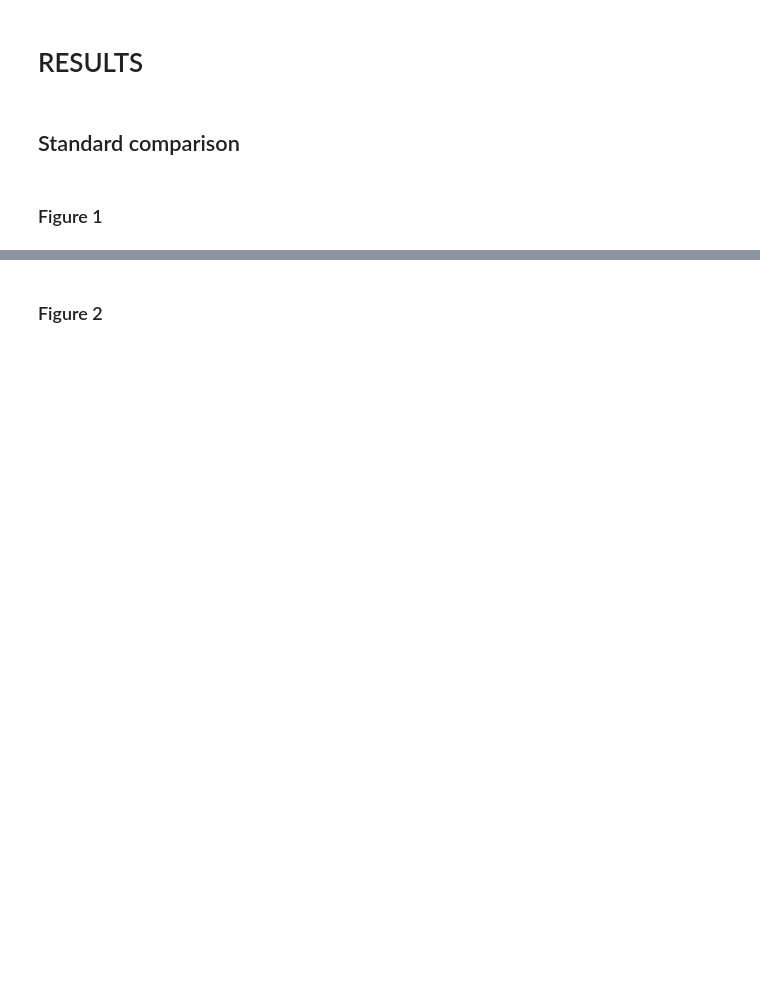
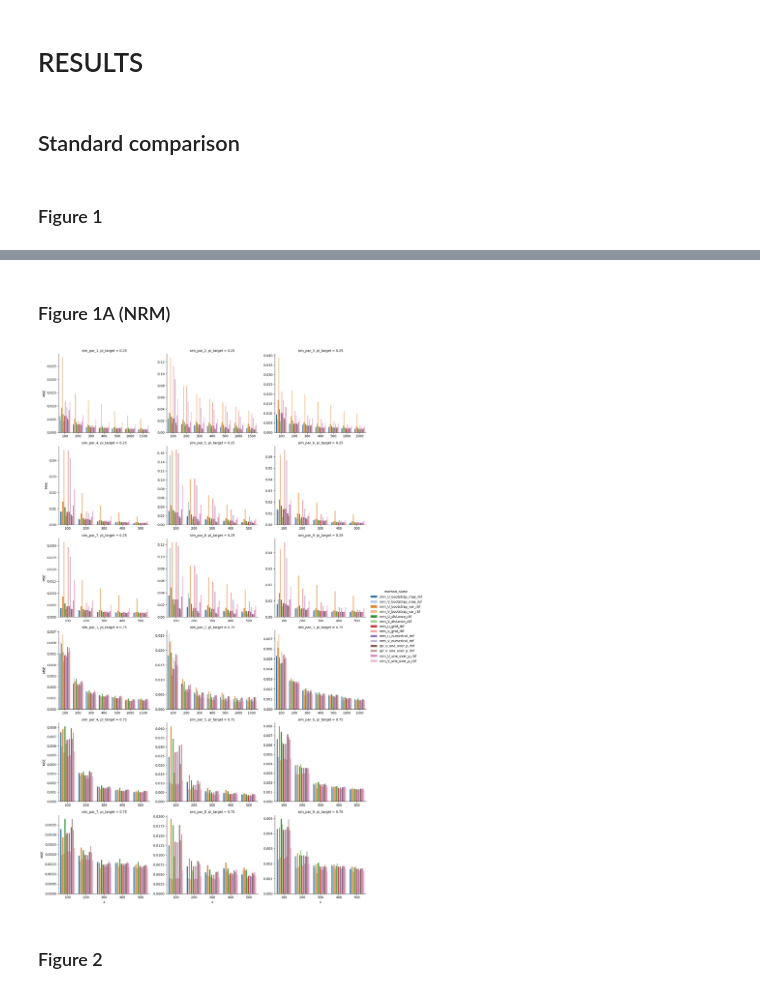
Before and after one commit to lazeckam/RHKS_label_shift, a Jupyter notebook: stage_1/01_RKHS_estimators_comparison.ipynb, the cells around one changed output, grey strips where cells are left out. Drawn from its saved outputs; the diff is of its cells as text; code cells hidden in the pictures; blank space fills up the shorter version.

```diff
--- a/stage_1/01_RKHS_estimators_comparison.ipynb
+++ b/stage_1/01_RKHS_estimators_comparison.ipynb
@@ -38,3 +38,10 @@ plot_mse(df_mse, ['U', 'V'], ['rbf'], ['ipr', 'nrm'])
+# %% [markdown]
+### Figure 1A (NRM)
+# %%
+df_mse_nrm = pd.read_csv('results/results_standard_mse_nrm.csv', index_col=0)
+plot_mse(df_mse_nrm, ['U', 'V'], ['rbf'], ['ipr', 'nrm'])
+# %% [output]
+[figure, added]
 # %% [markdown]
 ### Figure 2
 # %%
```
Also changed, not shown: parts of 11 cells of this notebook, 3 other files.
